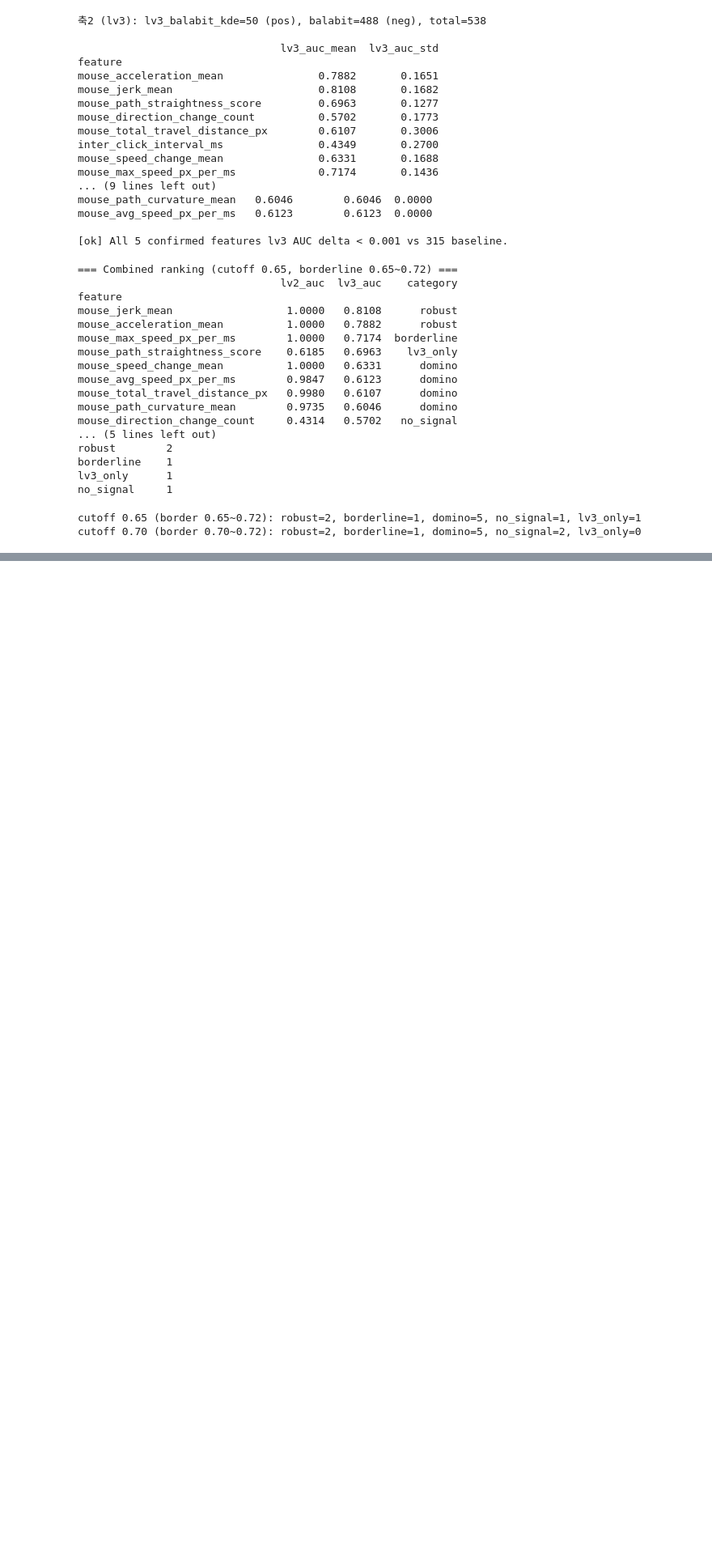
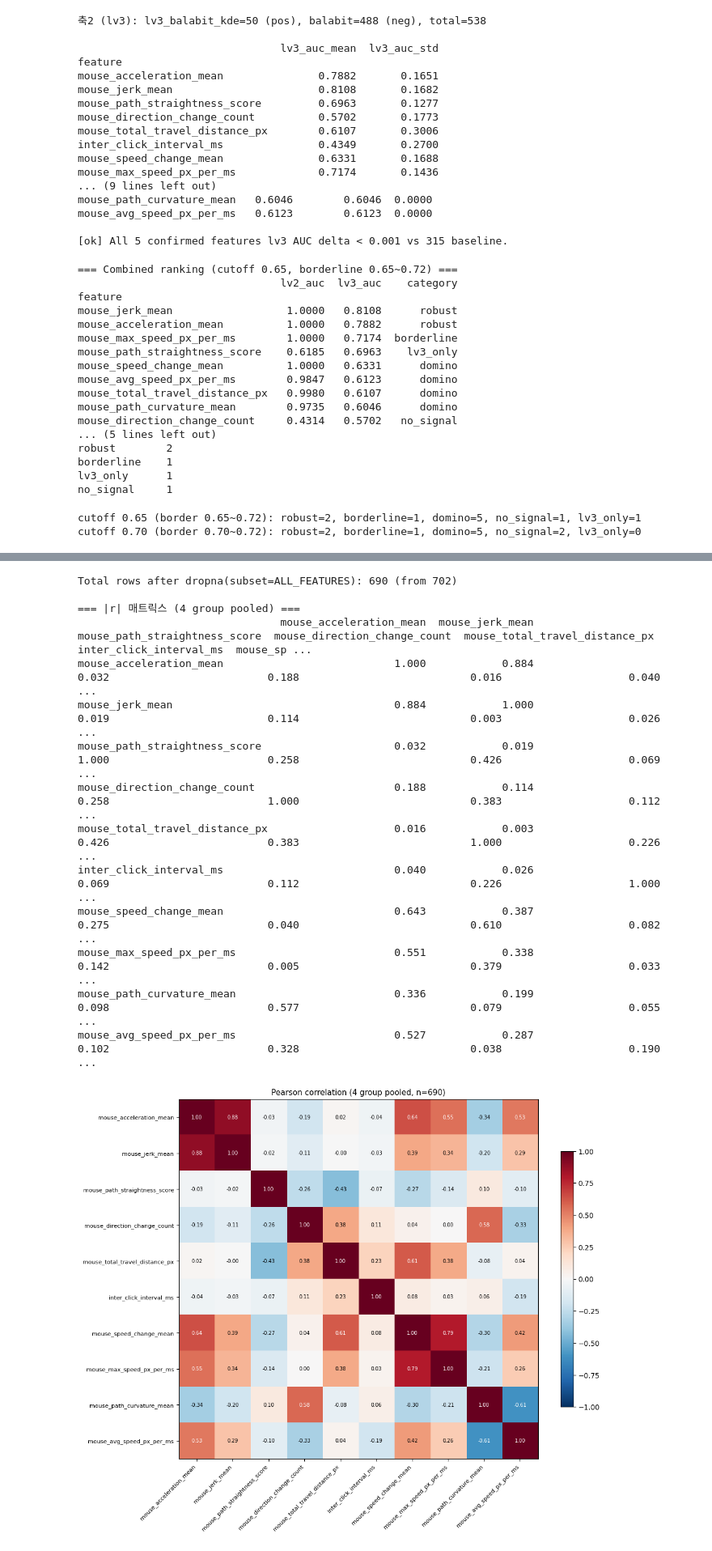
Before and after one commit to Tickle-ticket/Tickle, a Jupyter notebook: services/ai/train/EDA/feature_pool_expansion_320.ipynb, the cells around one changed output, grey strips where cells are left out. Shown at 81% size. Drawn from its saved outputs; the diff is of its cells as text; code cells hidden in the pictures; blank space fills up the shorter version.

```diff
--- a/services/ai/train/EDA/feature_pool_expansion_320.ipynb
+++ b/services/ai/train/EDA/feature_pool_expansion_320.ipynb
@@ -501,0 +516,44 @@ cutoff 0.70 (border 0.70~0.72): robust=2, borderline=1, domino=5, no_signal=2, l
+# %%
+# 4 그룹 통합 + dropna
+sub_all = df_all.dropna(subset=ALL_FEATURES).copy()
+print(f"Total rows after dropna(subset=ALL_FEATURES): {len(sub_all)} (from {len(df_all)})")
+print()
+
+corr_all = sub_all[ALL_FEATURES].corr()
+abs_corr = corr_all.abs()
+
+print("=== |r| 매트릭스 (4 group pooled) ===")
+print(abs_corr.to_string(float_format=lambda x: f"{x:.3f}"))
+
+# Heatmap (matplotlib imshow + ax.text annot, seaborn 의존성 제거)
+fig, ax = plt.subplots(figsize=(11, 9))
+im = ax.imshow(corr_all.values, cmap="RdBu_r", vmin=-1, vmax=1, aspect="equal")
+plt.colorbar(im, ax=ax, shrink=0.7)
+ax.set_xticks(range(len(ALL_FEATURES)))
+ax.set_yticks(range(len(ALL_FEATURES)))
+ax.set_xticklabels(ALL_FEATURES, rotation=45, ha="right", fontsize=8)
+ax.set_yticklabels(ALL_FEATURES, fontsize=8)
+for i in range(len(ALL_FEATURES)):
+    for j in range(len(ALL_FEATURES)):
+        v = corr_all.values[i, j]
+        text_color = "white" if abs(v) > 0.5 else "black"
+        ax.text(j, i, f"{v:.2f}", ha="center", va="center", color=text_color, fontsize=7)
+ax.set_title(f"Pearson correlation (4 group pooled, n={len(sub_all)})", fontsize=11)
+fig.tight_layout()
+plt.show()
+# %% [output]
+Total rows after dropna(subset=ALL_FEATURES): 690 (from 702)
+
+=== |r| 매트릭스 (4 group pooled) ===
+                                mouse_acceleration_mean  mouse_jerk_mean  mouse_path_straightness_score  mouse_direction_change_count  mouse_total_travel_distance_px  inter_click_interval_ms  mouse_sp ...
+mouse_acceleration_mean                           1.000            0.884                          0.032                         0.188                           0.016                    0.040           ...
+mouse_jerk_mean                                   0.884            1.000                          0.019                         0.114                           0.003                    0.026           ...
+mouse_path_straightness_score                     0.032            0.019                          1.000                         0.258                           0.426                    0.069           ...
+mouse_direction_change_count                      0.188            0.114                          0.258                         1.000                           0.383                    0.112           ...
+mouse_total_travel_distance_px                    0.016            0.003                          0.426                         0.383                           1.000                    0.226           ...
+inter_click_interval_ms                           0.040            0.026                          0.069                         0.112                           0.226                    1.000           ...
+mouse_speed_change_mean                           0.643            0.387                          0.275                         0.040                           0.610                    0.082           ...
+mouse_max_speed_px_per_ms                         0.551            0.338                          0.142                         0.005                           0.379                    0.033           ...
+mouse_path_curvature_mean                         0.336            0.199                          0.098                         0.577                           0.079                    0.055           ...
+mouse_avg_speed_px_per_ms                         0.527            0.287                          0.102                         0.328                           0.038                    0.190           ...
+[figure, added]
```
Also changed, not shown: parts of 2 cells of this notebook.
